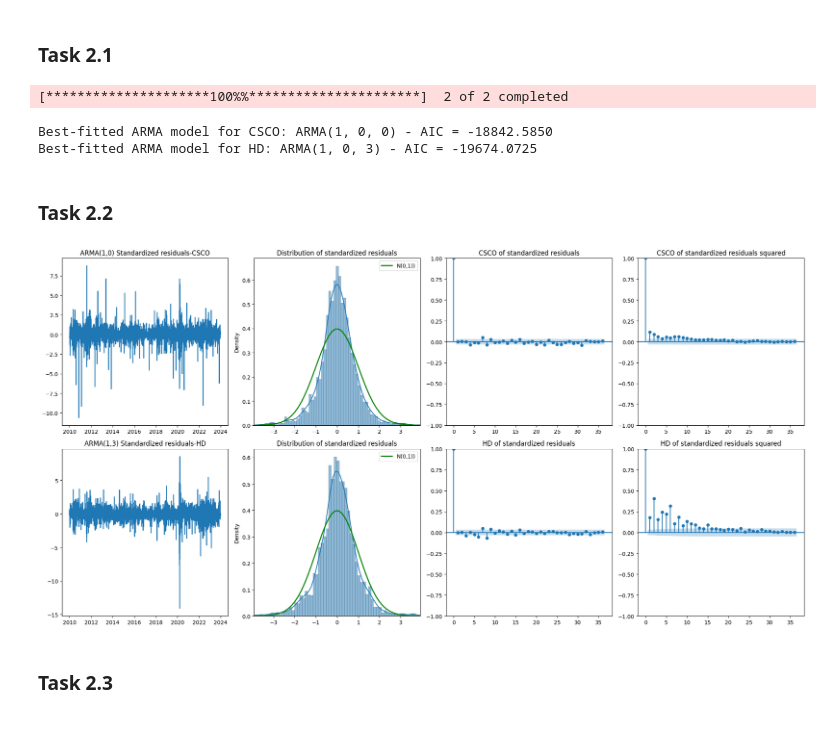
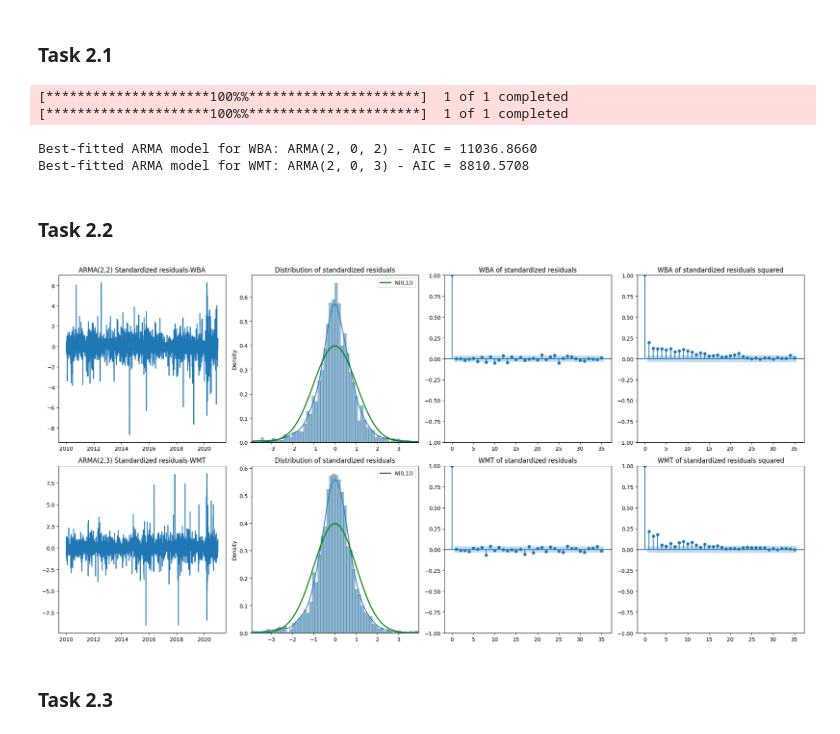
Before and after one commit to VijayaranganPR/Individual-Project, a Jupyter notebook: project.ipynb, the cells around one changed output. Saved outputs shown, nothing was run; the diff lists cells and outputs as text; code cells hidden in the pictures.

```diff
--- a/project.ipynb
+++ b/project.ipynb
@@ -32,7 +32,6 @@ warnings.simplefilter('ignore')
 df = pd.read_csv('content/IBM_202001.csv.gz', compression='gzip')
 
 original_length = len(df)
-data = df.copy()
 original_length
 
 
@@ -110,6 +109,9 @@ summary = pd.DataFrame({
     'F4': [f4, f4/original_length*100],
     'F5': [f5, f5/original_length*100],
 }, index=['Number', 'Proportion'])
+
+df.set_index('Stamp', drop=True, inplace = True)
+
 summary.round(2)
 # %% [output]
 |  | F1 | F2 | F3 | F4 | F5 |
@@ -232,35 +291,46 @@ plt.tight_layout()
 # %%
 student_id = 36629202  # Use your actual student ID here
 random.seed(student_id)
-djia_stocks = pd.read_csv('DowJones-Feb2022.csv')
+djia_tickers = pd.read_csv('DowJones-Feb2022.csv')
 
-djia_tickers = djia_stocks['Ticker'].unique().tolist()  # Get unique ticker symbols
+djia_tickers = djia_tickers['Ticker'].unique().tolist()  # Get unique ticker symbols
 djia_tickers.remove('DOW')  # Remove 'DOW' from the list of ticker symbols
 
 # Randomly select 2 ticker symbols from the DJIA index
 my_sample = sorted(random.sample(djia_tickers,2))
+my_sample = ['WBA', 'WMT']
+startdate = '2010-01-01'
+enddate = '2023-12-31'     # Specify end date for historical data
 
-start_date = '2010-01-01'
-end_date = '2023-12-31'     # Specify end date for historical data
+dfs = []
+for ticker in my_sample:
+    # Download historical ticker prices for the selected ticker symbols
+    data = yf.download(ticker, start = startdate, end = enddate)
+    data.rename(columns={"Adj Close": "price"}, inplace = True)
+    data['return'] = np.log(data['price']/data['price'].shift(1)) # Log return
+    data.dropna(inplace = True)
+    dfs.append(data)
 
-# Download historical stock prices for the selected ticker symbols
-data = yf.download(my_sample, start = start_date, end = end_date)
-data.rename(columns={"Adj Close": "price"}, inplace = True)
-daily_returns = np.log(data['price']/data['price'].shift(1)) # Log return
-daily_returns.dropna(inplace = True)
+columns = [(ticker, col) for ticker in my_sample for col in data.columns]
+data = pd.concat(dfs, axis=1)
 
+# Assigning MultiIndex to columns
+data.columns = pd.MultiIndex.from_tuples(columns)
+
+data_train = data[data.index <= '2020-12-31']
 
 # Choose ARMA parameters to minimize AIC
 best_models = {}
-for stock in my_sample:
-    model_p = pm.auto_arima(daily_returns[stock],start_p=0, start_q=0, max_p=3, max_q=3,test='adf',
+for ticker in my_sample:
+    model_p = pm.auto_arima(100*data_train[ticker]['return'],start_p=0, start_q=0, max_p=3, max_q=3,test='adf',
                         seasonal=False,trace=False,stepwise=False,with_intercept=True)
-    print(f"Best-fitted ARMA model for {stock}: ARMA{model_p.order} - AIC = {model_p.aic():.4f}")
-    best_models[stock] = model_p
+    print(f"Best-fitted ARMA model for {ticker}: ARMA{model_p.order} - AIC = {model_p.aic():.4f}")
+    best_models[ticker] = model_p
 # %% [output]
-[*********************100%%**********************]  2 of 2 completed
+[*********************100%%**********************]  1 of 1 completed
+[*********************100%%**********************]  1 of 1 completed
-Best-fitted ARMA model for CSCO: ARMA(1, 0, 0) - AIC = -18842.5850
-Best-fitted ARMA model for HD: ARMA(1, 0, 3) - AIC = -19674.0725
+Best-fitted ARMA model for WBA: ARMA(2, 0, 2) - AIC = 11036.8660
+Best-fitted ARMA model for WMT: ARMA(2, 0, 3) - AIC = 8810.5708
 # %% [markdown]
 ### Task 2.2
 # %%
@@ -268,40 +338,40 @@ import statsmodels.api as sm
 import seaborn as sns
 import scipy.stats as scs
 
 fig, axes = plt.subplots(nrows=2,ncols=4,figsize=(20,10))
 
-for i,stock in enumerate(my_sample):
-    r = best_models[stock].resid() # Extract residuals
+for i,ticker in enumerate(my_sample):
+    r = best_models[ticker].resid() # Extract residuals
     r = (r-r.mean())/r.std() # Standardized residuals
-    p = best_models[stock].order[0]
-    q = best_models[stock].order[2]
+    p = best_models[ticker].order[0]
+    q = best_models[ticker].order[2]
 
 
     # Time series plot of Standardized residuals
     axes[i, 0].plot(r, label='Standardized residuals')
-    axes[i, 0].set_title(f'ARMA({p},{q}) Standardized residuals-{stock}')
+    axes[i, 0].set_title(f'ARMA({p},{q}) Standardized residuals-{ticker}')
 
 
     # distribution of standardized residuals
     x_lim = (-1.96 * 2, 1.96 * 2)
     r_range = np.linspace(x_lim[0], x_lim[1])
     norm_pdf = scs.norm.pdf(r_range)
     sns.histplot(r,kde=True,stat='density',ax=axes[i,1])
     axes[i, 1].plot(r_range, norm_pdf, 'g', lw=2, label=f'N(0,1))')
     axes[i, 1].set_title('Distribution of standardized residuals')
     axes[i, 1].set_xlim(x_lim)
     axes[i, 1].legend()
 
 
     # ACF of standardized residuals
-    plot_acf(r, ax = axes[i, 2], title = f'{stock} of standardized residuals', alpha=0.05)
+    plot_acf(r, ax = axes[i, 2], title = f'{ticker} of standardized residuals', alpha=0.05)
 
 
     # ACF plot
-    plot_acf(r**2, ax = axes[i, 3], title = f'{stock} of standardized residuals squared', alpha=0.05)
+    plot_acf(r**2, ax = axes[i, 3], title = f'{ticker} of standardized residuals squared', alpha=0.05)
 
     plt.tight_layout()
 # %% [output]
-[figure, old version]
+[figure, new version]
 # %% [markdown]
 ### Task 2.3
```
Also changed, not shown: parts of 50 cells of this notebook.
